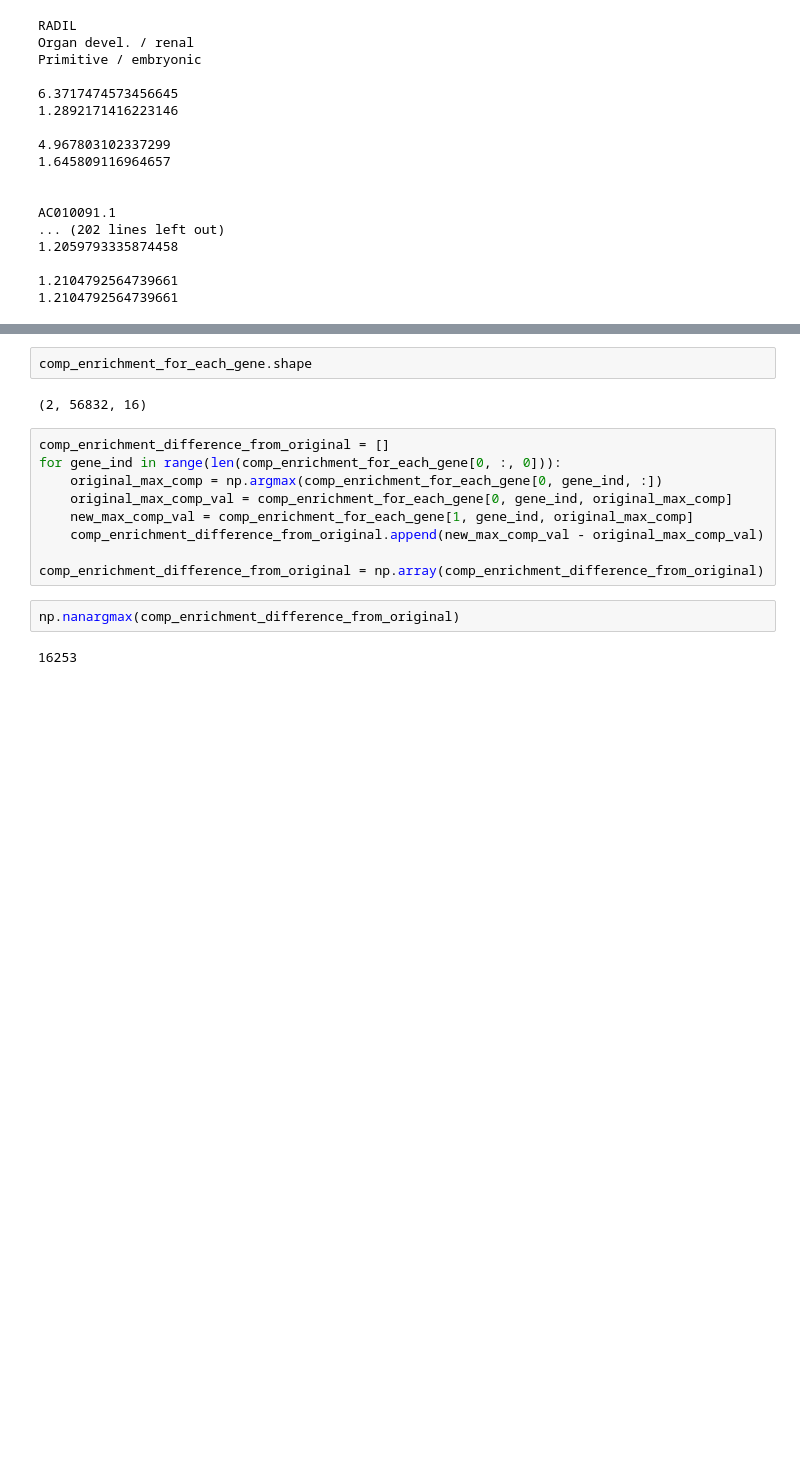
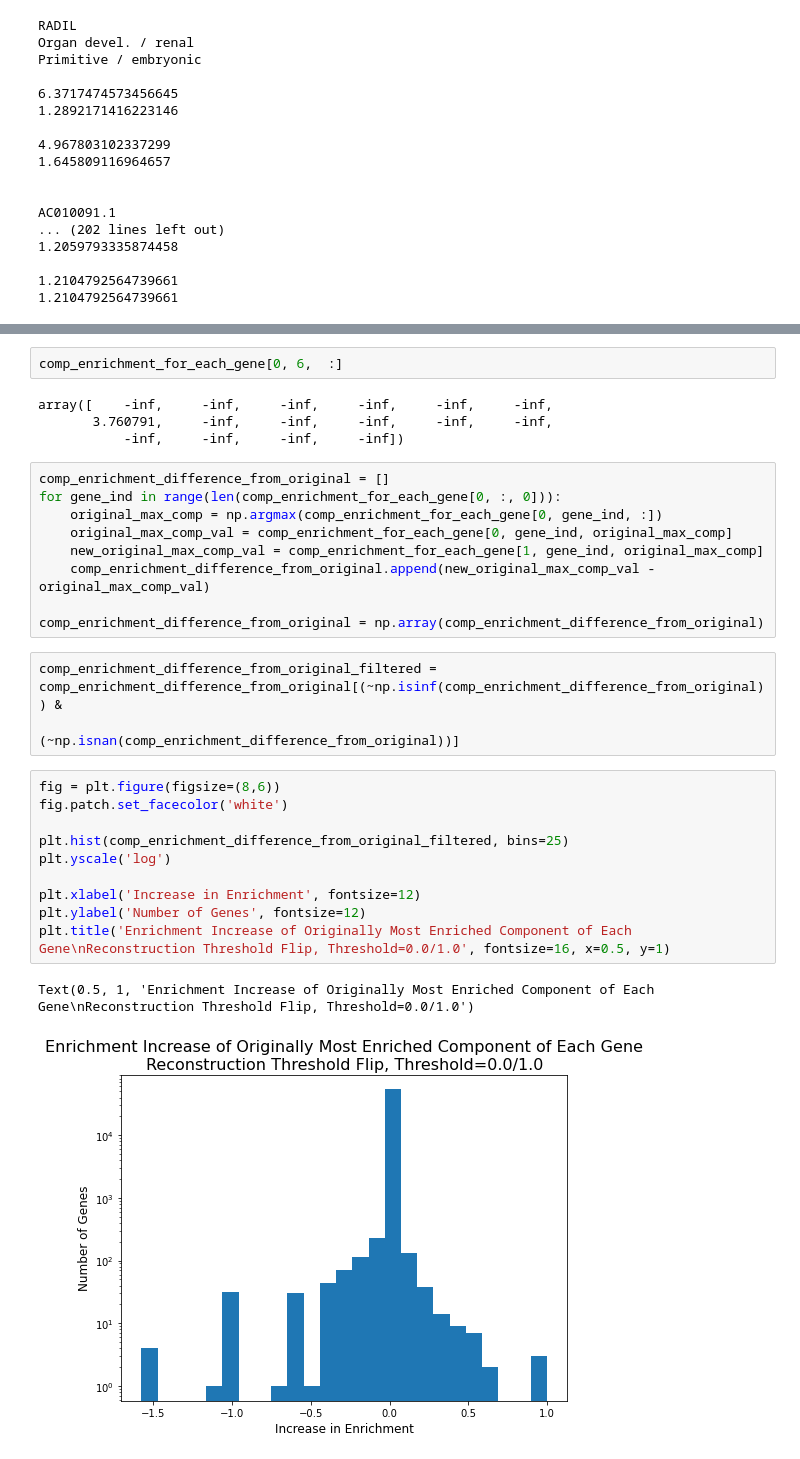
Before and after one commit to meuleman/gilbertAPI, a Jupyter notebook: recommendersystems/NMF/DHS/quality_of_NMF_recon_threshold_flip_01thresh_gene_enrichment.ipynb, the cells around one changed output, grey strips where cells are left out. Cells and saved outputs as stored; diff of their text form; blank space fills up the shorter version.

Commit message:
enrichment increase per gene

```diff
--- a/recommendersystems/NMF/DHS/quality_of_NMF_recon_threshold_flip_01thresh_gene_enrichment.ipynb
+++ b/recommendersystems/NMF/DHS/quality_of_NMF_recon_threshold_flip_01thresh_gene_enrichment.ipynb
@@ -249,21 +246,35 @@ original_comp_enrichment_for_each_gene = np.log2((original_comp_counts_for_each_
 new_comp_enrichment_for_each_gene = np.log2((new_comp_counts_for_each_gene.T/DHS_nums_in_each_gene).T/mixture_cycle1_enrichment)
 
 comp_enrichment_for_each_gene = np.array([original_comp_enrichment_for_each_gene, new_comp_enrichment_for_each_gene])
-# %%
-comp_enrichment_for_each_gene.shape
-# %% [output]
-(2, 56832, 16)
+# %%
+comp_enrichment_for_each_gene[0, 6,  :]
+# %% [output]
+array([    -inf,     -inf,     -inf,     -inf,     -inf,     -inf,
+       3.760791,     -inf,     -inf,     -inf,     -inf,     -inf,
+           -inf,     -inf,     -inf,     -inf])
 # %%
 comp_enrichment_difference_from_original = []
 for gene_ind in range(len(comp_enrichment_for_each_gene[0, :, 0])):
     original_max_comp = np.argmax(comp_enrichment_for_each_gene[0, gene_ind, :])
     original_max_comp_val = comp_enrichment_for_each_gene[0, gene_ind, original_max_comp]
-    new_max_comp_val = comp_enrichment_for_each_gene[1, gene_ind, original_max_comp]
-    comp_enrichment_difference_from_original.append(new_max_comp_val - original_max_comp_val)
+    new_original_max_comp_val = comp_enrichment_for_each_gene[1, gene_ind, original_max_comp]
+    comp_enrichment_difference_from_original.append(new_original_max_comp_val - original_max_comp_val)
 
 comp_enrichment_difference_from_original = np.array(comp_enrichment_difference_from_original)
-# %%
-np.nanargmax(comp_enrichment_difference_from_original)
-# %% [output]
-16253
+# %%
+comp_enrichment_difference_from_original_filtered = comp_enrichment_difference_from_original[(~np.isinf(comp_enrichment_difference_from_original)) &
+                                                                                             (~np.isnan(comp_enrichment_difference_from_original))]
+# %%
+fig = plt.figure(figsize=(8,6))
+fig.patch.set_facecolor('white')
+
+plt.hist(comp_enrichment_difference_from_original_filtered, bins=25)
+plt.yscale('log')
+
+plt.xlabel('Increase in Enrichment', fontsize=12)
+plt.ylabel('Number of Genes', fontsize=12)
+plt.title('Enrichment Increase of Originally Most Enriched Component of Each Gene\nReconstruction Threshold Flip, Threshold=0.0/1.0', fontsize=16, x=0.5, y=1)
+# %% [output]
+Text(0.5, 1, 'Enrichment Increase of Originally Most Enriched Component of Each Gene\nReconstruction Threshold Flip, Threshold=0.0/1.0')
+[figure, added]
 # %%
```
Also changed, not shown: parts of 14 cells of this notebook.
